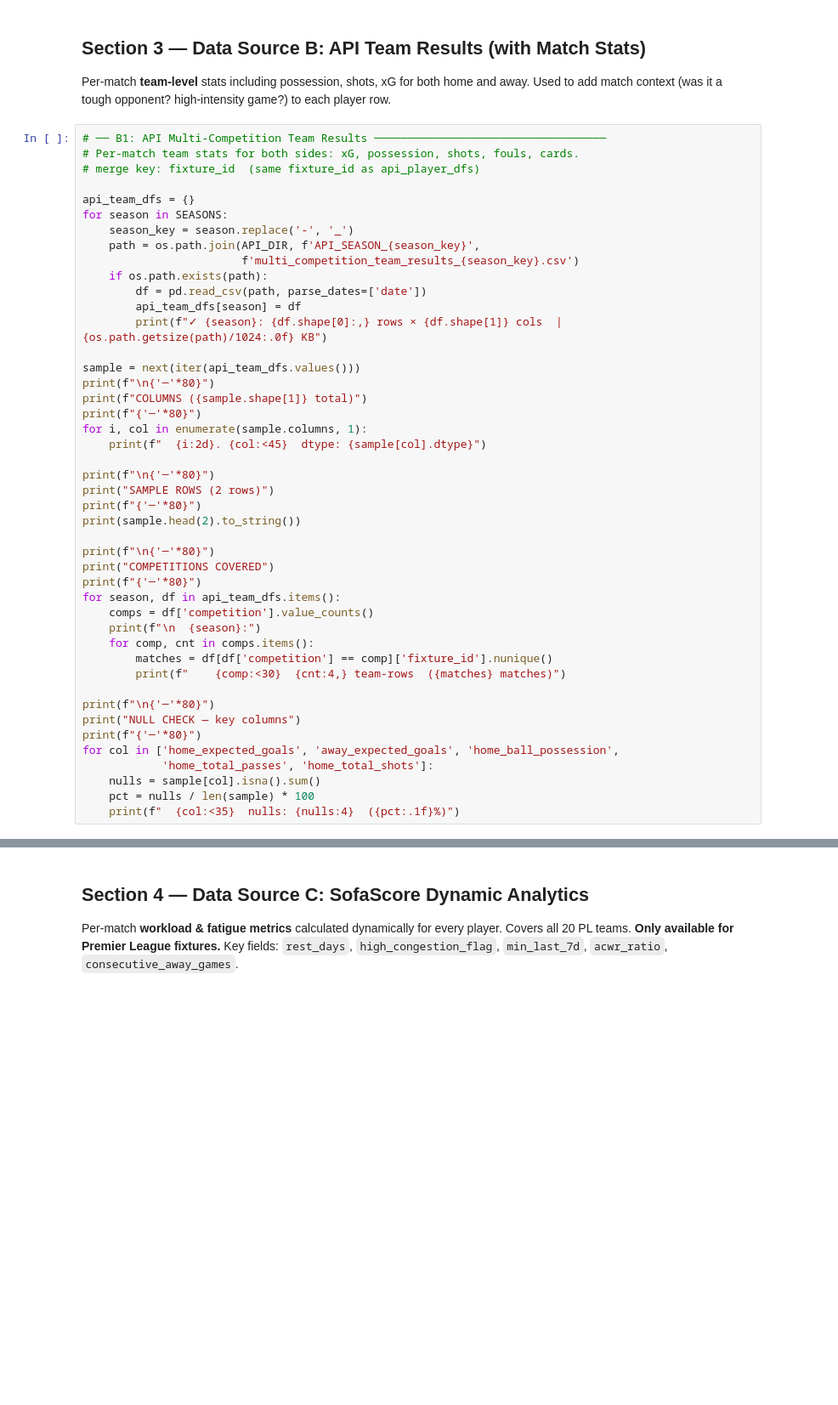
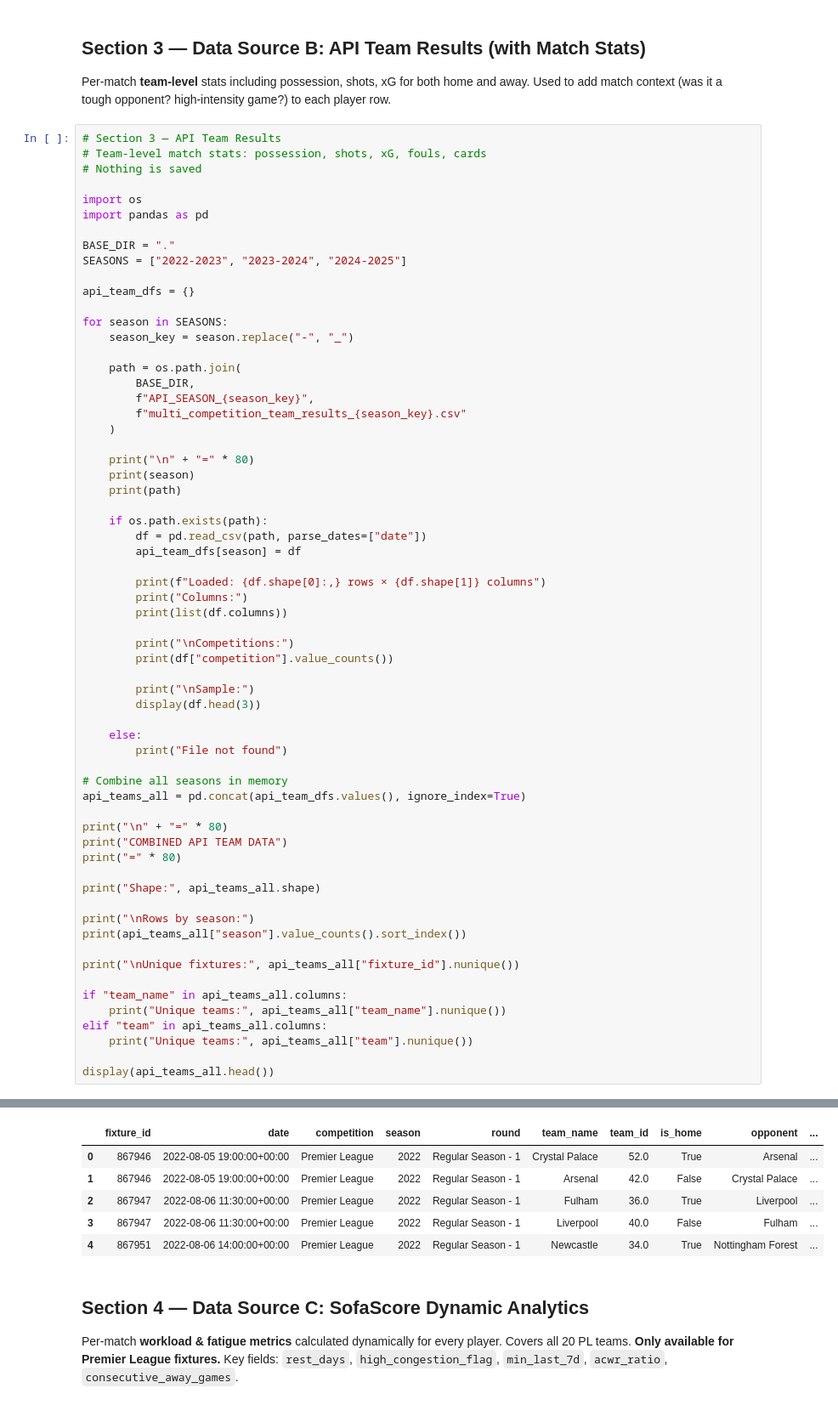
Before and after one commit to mimator2/Fixture-IQ, a Jupyter notebook: Data/01_exploratory_data_analysis.ipynb, the cells around one changed output, grey strips where cells are left out. Shown at 85% size. Saved outputs shown, nothing was run; the diff lists cells and outputs as text; blank space fills up the shorter version.

```diff
--- a/Data/01_exploratory_data_analysis.ipynb
+++ b/Data/01_exploratory_data_analysis.ipynb
@@ -131,48 +640,66 @@ COLUMNS (34 total)  ←  same across all 3 seasons
 Per-match **team-level** stats including possession, shots, xG for both home and away.
 Used to add match context (was it a tough opponent? high-intensity game?) to each player row.
 # %%
-# ── B1: API Multi-Competition Team Results ───────────────────────────────────
-# Per-match team stats for both sides: xG, possession, shots, fouls, cards.
-# merge key: fixture_id  (same fixture_id as api_player_dfs)
+# Section 3 — API Team Results
+# Team-level match stats: possession, shots, xG, fouls, cards
+# Nothing is saved
+
+import os
+import pandas as pd
+
+BASE_DIR = "."
+SEASONS = ["2022-2023", "2023-2024", "2024-2025"]
 
 api_team_dfs = {}
+
 for season in SEASONS:
-    season_key = season.replace('-', '_')
-    path = os.path.join(API_DIR, f'API_SEASON_{season_key}',
-                        f'multi_competition_team_results_{season_key}.csv')
+    season_key = season.replace("-", "_")
+
+    path = os.path.join(
+        BASE_DIR,
+        f"API_SEASON_{season_key}",
+        f"multi_competition_team_results_{season_key}.csv"
+    )
+
+    print("\n" + "=" * 80)
+    print(season)
+    print(path)
+
     if os.path.exists(path):
-        df = pd.read_csv(path, parse_dates=['date'])
+        df = pd.read_csv(path, parse_dates=["date"])
         api_team_dfs[season] = df
-        print(f"✓ {season}: {df.shape[0]:,} rows × {df.shape[1]} cols  |  {os.path.getsize(path)/1024:.0f} KB")
 
-sample = next(iter(api_team_dfs.values()))
-print(f"\n{'─'*80}")
-print(f"COLUMNS ({sample.shape[1]} total)")
-print(f"{'─'*80}")
-for i, col in enumerate(sample.columns, 1):
-    print(f"  {i:2d}. {col:<45}  dtype: {sample[col].dtype}")
+        print(f"Loaded: {df.shape[0]:,} rows × {df.shape[1]} columns")
+        print("Columns:")
+        print(list(df.columns))
 
-print(f"\n{'─'*80}")
-print("SAMPLE ROWS (2 rows)")
-print(f"{'─'*80}")
-print(sample.head(2).to_string())
+        print("\nCompetitions:")
+        print(df["competition"].value_counts())
 
-print(f"\n{'─'*80}")
-print("COMPETITIONS COVERED")
-print(f"{'─'*80}")
-for season, df in api_team_dfs.items():
-    comps = df['competition'].value_counts()
-    print(f"\n  {season}:")
-    for comp, cnt in comps.items():
-        matches = df[df['competition'] == comp]['fixture_id'].nunique()
-        print(f"    {comp:<30}  {cnt:4,} team-rows  ({matches} matches)")
+        print("\nSample:")
+        display(df.head(3))
 
-print(f"\n{'─'*80}")
-print("NULL CHECK — key columns")
-print(f"{'─'*80}")
-for col in ['home_expected_goals', 'away_expected_goals', 'home_ball_possession',
-            'home_total_passes', 'home_total_shots']:
-    nulls = sample[col].isna().sum()
-    pct = nulls / len(sample) * 100
-    print(f"  {col:<35}  nulls: {nulls:4}  ({pct:.1f}%)")
+    else:
+        print("File not found")
+
+# Combine all seasons in memory
+api_teams_all = pd.concat(api_team_dfs.values(), ignore_index=True)
+
+print("\n" + "=" * 80)
+print("COMBINED API TEAM DATA")
+print("=" * 80)
+
+print("Shape:", api_teams_all.shape)
+
+print("\nRows by season:")
+print(api_teams_all["season"].value_counts().sort_index())
+
+print("\nUnique fixtures:", api_teams_all["fixture_id"].nunique())
+
+if "team_name" in api_teams_all.columns:
+    print("Unique teams:", api_teams_all["team_name"].nunique())
+elif "team" in api_teams_all.columns:
+    print("Unique teams:", api_teams_all["team"].nunique())
+
+display(api_teams_all.head())
 # %% [output]
@@ -196,3 +783,9 @@ COLUMNS (49 total)
+|  | fixture_id | date | competition | season | round | team_name | team_id | is_home | opponent | ... |
+| 0 | 867946 | 2022-08-05 19:00:00+00:00 | Premier League | 2022 | Regular Season - 1 | Crystal Palace | 52.0 | True | Arsenal | ... |
+| 1 | 867946 | 2022-08-05 19:00:00+00:00 | Premier League | 2022 | Regular Season - 1 | Arsenal | 42.0 | False | Crystal Palace | ... |
+| 2 | 867947 | 2022-08-06 11:30:00+00:00 | Premier League | 2022 | Regular Season - 1 | Fulham | 36.0 | True | Liverpool | ... |
+| 3 | 867947 | 2022-08-06 11:30:00+00:00 | Premier League | 2022 | Regular Season - 1 | Liverpool | 40.0 | False | Fulham | ... |
+| 4 | 867951 | 2022-08-06 14:00:00+00:00 | Premier League | 2022 | Regular Season - 1 | Newcastle | 34.0 | True | Nottingham Forest | ... |
 # %% [markdown]
 ## Section 4 — Data Source C: SofaScore Dynamic Analytics
 Per-match **workload & fatigue metrics** calculated dynamically for every player.
```
Also changed, not shown: parts of 22 cells of this notebook, 1 other file.
